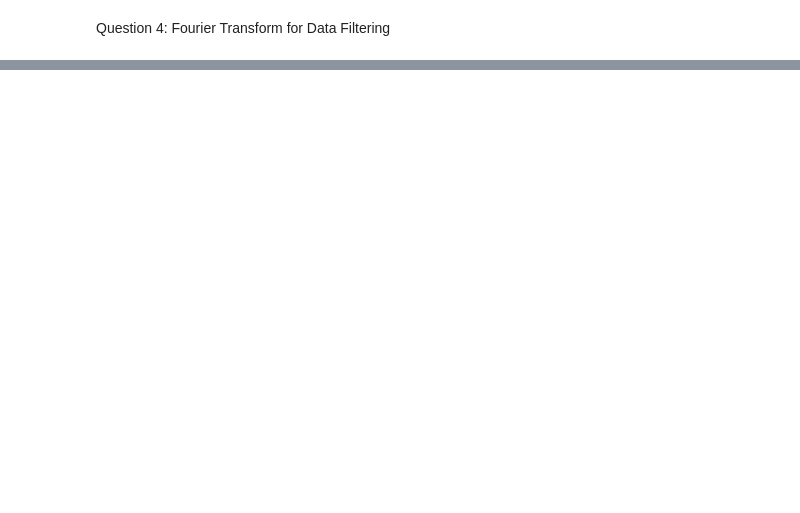
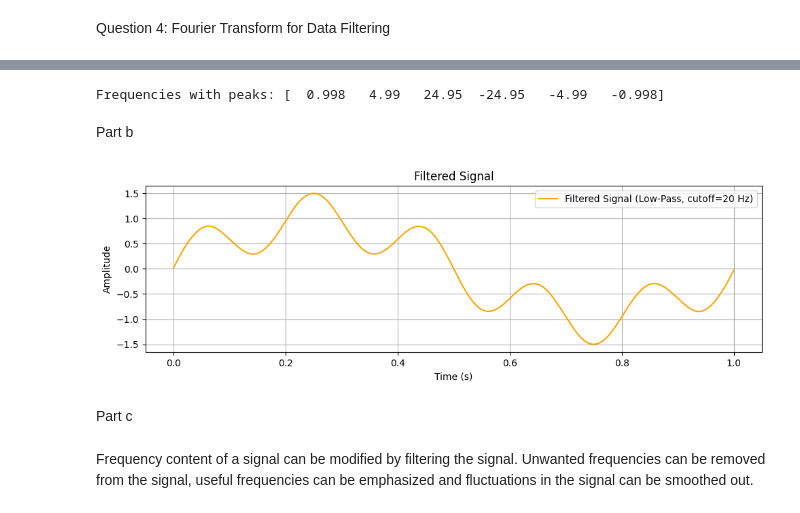
Before and after one commit to Chanidu-Edirisinghe/MathsCW, a Jupyter notebook: CW.ipynb, the cells around one changed output, grey strips where cells are left out. Saved outputs shown, nothing was run; the diff lists cells and outputs as text; code cells hidden in the pictures; blank space fills up the shorter version.

```diff
--- a/CW.ipynb
+++ b/CW.ipynb
@@ -164,0 +195,16 @@ Part c
+# %%
+t_vals = np.linspace(0, 1, 500)
+s_func = lambdify(t, expr, "numpy")
+signal = s_func(t_vals)
+
+ft_result = np.fft.fft(signal)
+frequencies = np.fft.fftfreq(len(t_vals), d=(t_vals[1] - t_vals[0]))
+
+plt.figure(figsize=(10, 6))
+plt.plot(np.fft.fftshift(frequencies), np.fft.fftshift(np.abs(ft_result)), label="Frequency Spectrum")
+plt.xlabel("Frequency (Hz)")
+plt.ylabel("Magnitude")
+plt.title("Frequency Spectrum of the Signal")
+plt.grid()
+plt.legend()
+plt.show()
@@ -164,0 +231,50 @@ Part c
+# %%
+magnitude = np.abs(ft_result)
+peak_indices = np.where(magnitude > np.max(magnitude) * 0.1)[0]  # Threshold for significant peaks
+
+# Extract corresponding frequencies
+peak_frequencies = frequencies[peak_indices]
+
+print("Frequencies with peaks:", peak_frequencies)
+# %% [output]
+Frequencies with peaks: [  0.998   4.99   24.95  -24.95   -4.99   -0.998]
+# %% [markdown]
+Part b
+# %%
+# frequencies above 20 Hz set to 0
+filter = np.abs(frequencies) <= 20  # Boolean mask for low-pass filter
+
+# Apply the filter
+filtered_ft_result = ft_result * filter
+# Reconstruct the filtered signal using Inverse FT
+filtered_signal = np.fft.ifft(filtered_ft_result).real
+
+# Plot the original and filtered signals
+plt.figure(figsize=(10, 6))
+
+# Original Signal
+# plt.subplot(2, 1, 1)
+# plt.plot(t_vals, signal, label="Original Signal")
+# plt.xlabel("Time (s)")
+# plt.ylabel("Amplitude")
+# plt.title("Original Signal")
+# plt.grid()
+# plt.legend()
+
+# Filtered Signal
+plt.subplot(2, 1, 2)
+plt.plot(t_vals, filtered_signal, label="Filtered Signal (Low-Pass, cutoff=20 Hz)", color="orange")
+plt.xlabel("Time (s)")
+plt.ylabel("Amplitude")
+plt.title("Filtered Signal")
+plt.grid()
+plt.legend()
+
+plt.tight_layout()
+plt.show()
+# %% [output]
+[figure, added]
+# %% [markdown]
+Part c
+# %% [markdown]
+Frequency content of a signal can be modified by filtering the signal. Unwanted frequencies can be removed from the signal, useful frequencies can be emphasized and fluctuations in the signal can be smoothed out.
```
Also changed, not shown: parts of 16 cells of this notebook, 2 other files.
